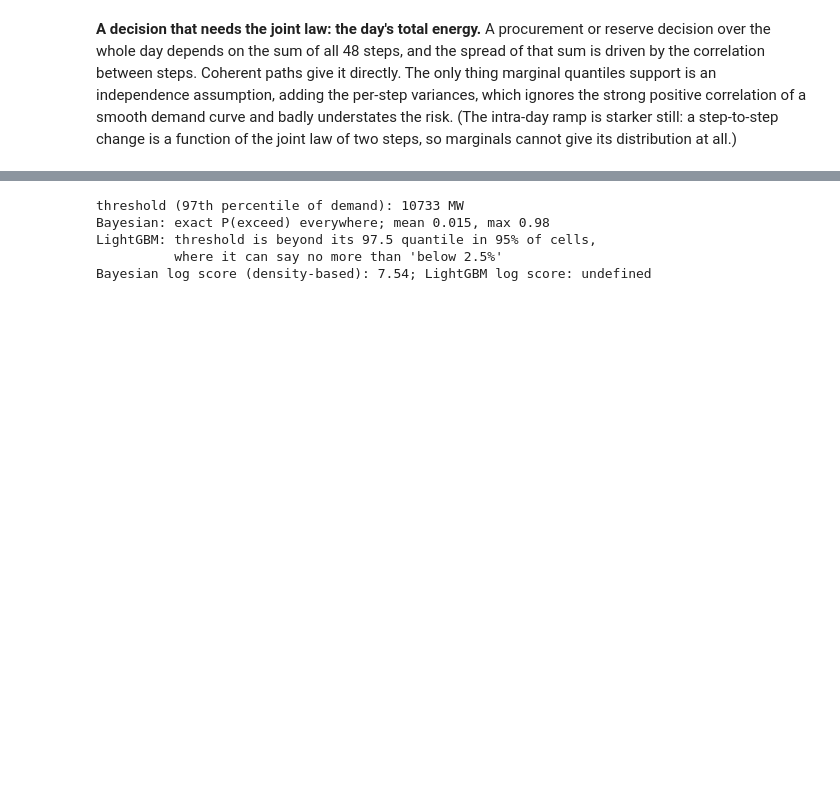
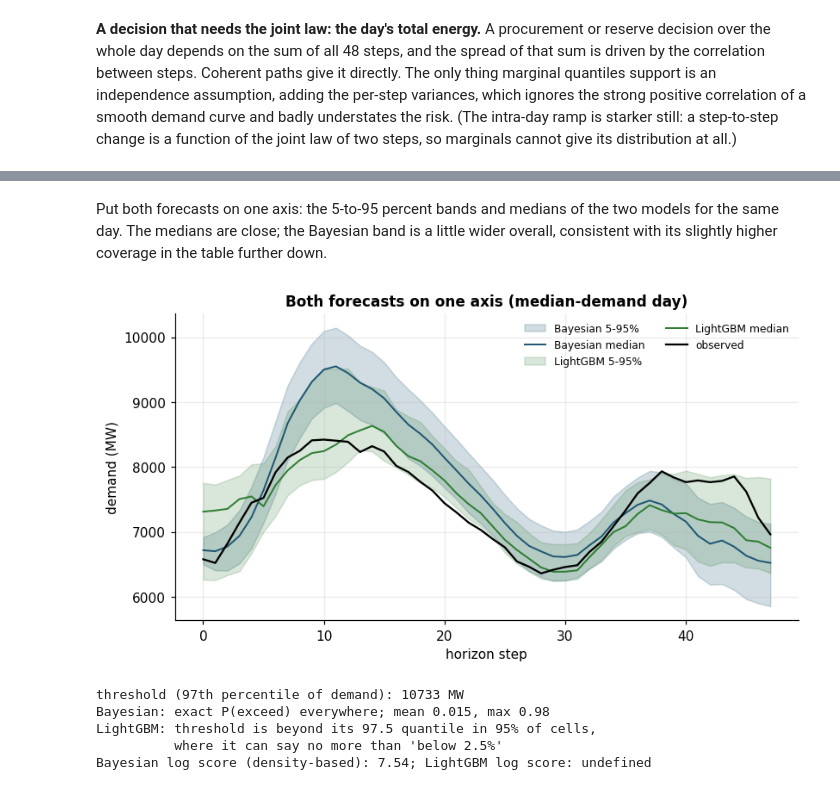
Before and after one commit to argmax-w/nem-demand-forecast, a Jupyter notebook: notebooks/06_bayes_vs_lightgbm.ipynb, the cells around one changed output, grey strips where cells are left out. Drawn from its saved outputs; the diff is of its cells as text; code cells hidden in the pictures; blank space fills up the shorter version.

```diff
--- a/notebooks/06_bayes_vs_lightgbm.ipynb
+++ b/notebooks/06_bayes_vs_lightgbm.ipynb
@@ -71,6 +71,27 @@ gp_h = np.array([crps_samples(y[:, h], paths[:, :, h]).mean() for h in range(hor
 lg_h = np.stack(
     [crps_from_quantiles(y[i], quantiles[i], levels) for i in range(n_origins)]
 ).mean(axis=0)
+
+origin_times = pd.DatetimeIndex(gp["origins_test"].astype("datetime64[us]")).tz_localize(
+    "UTC"
+).tz_convert("Australia/Brisbane")
+daily_mean = y.mean(axis=1)
+typical = int(np.argsort(gp_origin_crps)[n_origins // 2])  # median-difficulty day, for illustration
+# Three days spanning the demand range, all reasonably calibrated, for the
+# side-by-side examples; chosen by daily mean demand rather than by score.
+examples = {
+    "low-demand day": int(np.argsort(daily_mean)[int(0.15 * n_origins)]),
+    "median-demand day": int(np.argsort(daily_mean)[n_origins // 2]),
+    "high-demand day": int(np.argsort(daily_mean)[int(0.88 * n_origins)]),
+}
+
+
+def band(model_paths_or_quantiles, i, lo, hi, is_paths):
+    if is_paths:
+        return np.quantile(model_paths_or_quantiles[:, i, :], [lo, hi], axis=0)
+    ql = model_paths_or_quantiles[i, levels.tolist().index(lo), :]
+    qh = model_paths_or_quantiles[i, levels.tolist().index(hi), :]
+    return np.vstack([ql, qh])
 # %% [markdown]
 ## The headline trade
 
@@ -353,3 +397,25 @@ plt.show()
+# %% [markdown]
+Put both forecasts on one axis: the 5-to-95 percent bands and medians of
+the two models for the same day. The medians are close; the Bayesian
+band is a little wider overall, consistent with its slightly higher
+coverage in the table further down.
+# %%
+fig, ax = plt.subplots(figsize=(8.5, 4.2))
+gp_lo, gp_hi = band(paths, i, 0.05, 0.95, True)
+lg_lo, lg_hi = band(quantiles, i, 0.05, 0.95, False)
+ax.fill_between(idx, gp_lo, gp_hi, color=GP_BLUE, alpha=0.2, label="Bayesian 5-95%")
+ax.plot(idx, paths[:, i, :].mean(axis=0), color=GP_BLUE, lw=1.3, label="Bayesian median")
+ax.fill_between(idx, lg_lo, lg_hi, color=LG_GREEN, alpha=0.18, label="LightGBM 5-95%")
+ax.plot(idx, quantiles[i, levels.tolist().index(0.5), :], color=LG_GREEN, lw=1.3, label="LightGBM median")
+ax.plot(idx, y[i], color="black", lw=1.5, label="observed")
+ax.set_xlabel("horizon step")
+ax.set_ylabel("demand (MW)")
+ax.set_title("Both forecasts on one axis (median-demand day)")
+ax.legend(fontsize=8, ncol=2)
+save_figure(fig, "bench_bands_overlay", cfg.paths.figures)
+plt.show()
+# %% [output]
+[figure, added]
 # %%
 threshold = np.quantile(y, 0.97)
 gp_exceed = (paths > threshold).mean(axis=0)
```
Also changed, not shown: parts of 11 cells of this notebook, 7 other files.
